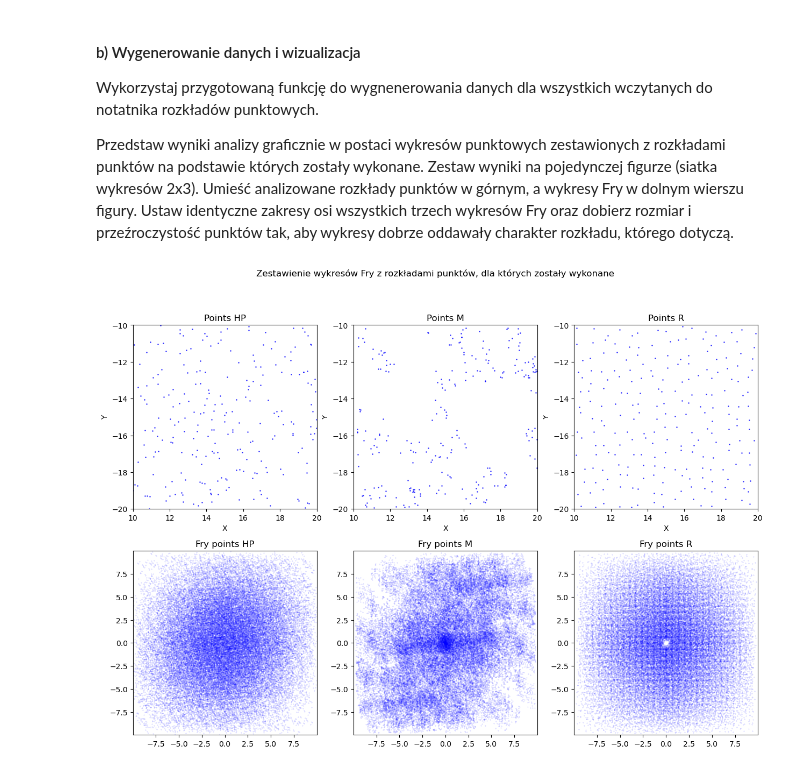
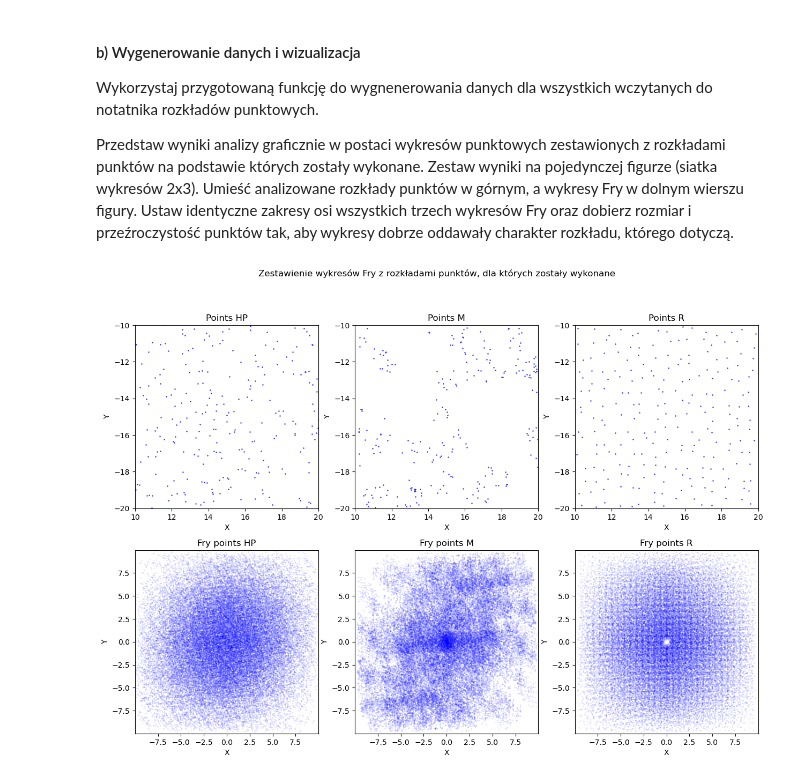
Before and after one commit to ArsBeneMoriendi/analiza_danych_przestrzennych, a Jupyter notebook: ZZ04/ZZ04.ipynb, the cells around one changed output. Cells and saved outputs as stored; diff of their text form; code cells hidden in the pictures.

```diff
--- a/ZZ04/ZZ04.ipynb
+++ b/ZZ04/ZZ04.ipynb
@@ -311,7 +315,7 @@ max = np.array([fry_plot_HP.max(), fry_plot_M.max(), fry_plot_R.max()]).max()
 
 fig, axis = plt.subplots(2,3,figsize =(15,10), facecolor="white")
 
-axis[0, 0].scatter(data=points_HP, x="X", y="Y", color='blue', s=1, alpha=0.6)
+axis[0,0].scatter(data=points_HP, x="X", y="Y", color='blue', s=1, alpha=0.6)
 axis[0,0].set_xlim(10, 20)
 axis[0,0].set_ylim(-20,-10)
 axis[0,0].set_aspect(1)
@@ -319,7 +323,7 @@ axis[0,0].set_title("Points HP")
 axis[0,0].set_xlabel("X")
 axis[0,0].set_ylabel("Y")
 
-axis[0, 1].scatter(data=points_M, x="X", y="Y", color='blue', s=1, alpha=0.6)
+axis[0,1].scatter(data=points_M, x="X", y="Y", color='blue', s=1, alpha=0.6)
 axis[0,1].set_xlim(10, 20)
 axis[0,1].set_ylim(-20,-10)
 axis[0,1].set_aspect(1)
@@ -327,34 +331,40 @@ axis[0,1].set_title("Points M")
 axis[0,1].set_xlabel("X")
 axis[0,1].set_ylabel("Y")
 
-axis[0, 2].scatter(data=points_R, x="X", y="Y", color='blue', s=1, alpha=0.6)
+axis[0,2].scatter(data=points_R, x="X", y="Y", color='blue', s=1, alpha=0.6)
 axis[0,2].set_xlim(10, 20)
 axis[0,2].set_ylim(-20,-10)
 axis[0,2].set_aspect(1)
 axis[0,2].set_title("Points R")
 axis[0,2].set_xlabel("X")
 axis[0,2].set_ylabel("Y")
 
 axis[1,0].scatter(data=fry_plot_HP, x="X", y="Y", color='blue', s=0.05, alpha=0.4)
 axis[1,0].set_xlim(min, max)
 axis[1,0].set_ylim(min, max)
 axis[1,0].set_aspect(1)
 axis[1,0].set_title("Fry points HP")
+axis[1,0].set_xlabel("X")
+axis[1,0].set_ylabel("Y")
 
 axis[1,1].scatter(data=fry_plot_M, x="X", y="Y", color='blue', s=0.05, alpha=0.4)
 axis[1,1].set_xlim(min, max)
 axis[1,1].set_ylim(min, max)
 axis[1,1].set_aspect(1)
 axis[1,1].set_title("Fry points M")
+axis[1,1].set_xlabel("X")
+axis[1,1].set_ylabel("Y")
 
 axis[1,2].scatter(data=fry_plot_R, x="X", y="Y", color='blue', s=0.05, alpha=0.4)
 axis[1,2].set_xlim(min, max)
 axis[1,2].set_ylim(min, max)
 axis[1,2].set_aspect(1)
 axis[1,2].set_title("Fry points R")
+axis[1,2].set_xlabel("X")
+axis[1,2].set_ylabel("Y")
 
 
 fig.suptitle("Zestawienie wykresów Fry z rozkładami punktów, dla których zostały wykonane")
 plt.show()
 # %% [output]
-[figure, old version]
+[figure, new version]
```
Also changed, not shown: parts of 2 cells of this notebook, 1 other file.
